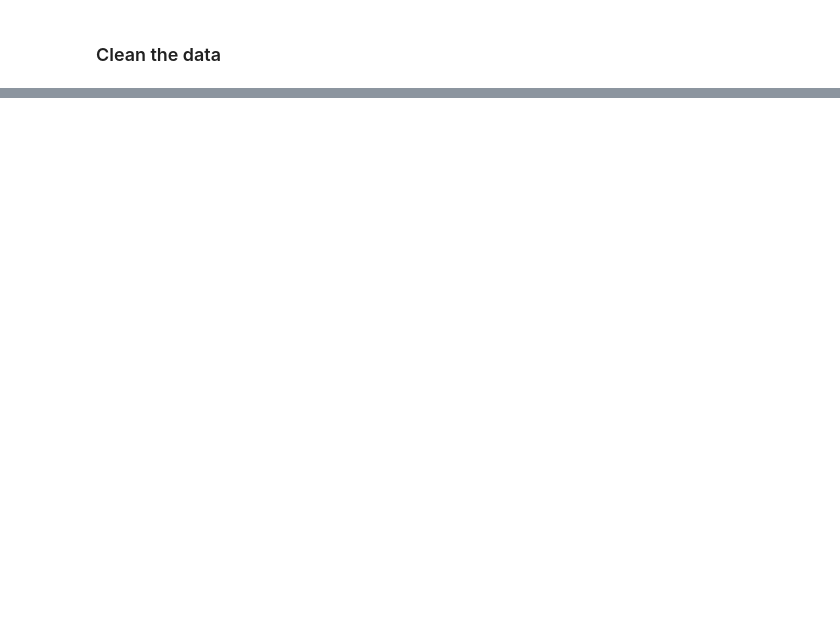
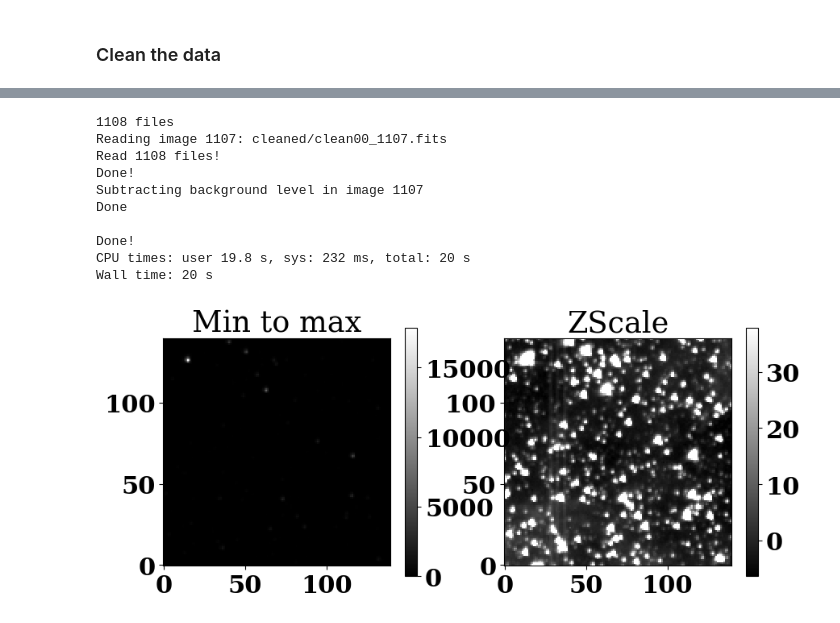
Before and after one commit to Mikea1985/cleany, a Jupyter notebook: notebooks/cleaning.ipynb, the cells around one changed output, grey strips where cells are left out. Saved outputs shown, nothing was run; the diff lists cells and outputs as text; code cells hidden in the pictures; blank space fills up the shorter version.

```diff
--- a/notebooks/cleaning.ipynb
+++ b/notebooks/cleaning.ipynb
@@ -171,20 +227,32 @@ Reading image 827: good_quality/tess2018339035938-s0005-1-4-0125-s_ffic.fits
 # %%
 %%time
 """
 Subtract the median background level from each images.
 """
 # If you want to simply reuse the existing DataCleaner object, comment out the lines from here ...
 filenames = sorted(data_dir.glob("clean00*.fits"))[0::]
 print(len(filenames), "files")
-C = cleaner.DataCleaner(filenames, extno=0, EXPTIME="EXPOSURE", EXPUNIT="d", MAGZERO=18.0,
+C = cleaner.DataCleaner(filenames, extno=0, EXPTIME="EXPOSURE", EXPUNIT="d",
                         MJD_START="BJDREFI+TSTART+-2400000.5", GAIN="GAINA", FILTER="-Tess", verbose=False)
 # ... to here (you can also consider commenting out the `save_cleaned` step in the previous cell)
 
 C.subtract_background_level(mode='median')
 # Save this step (comment out if you just want the next step to re-use the C object)
 C.save_cleaned(str(data_dir/"clean01"))
 # Plot
-make_plots(C.cleaned_data.data[220])
+make_plots(C.cleaned_data.data[440])
+# %% [output]
+1108 files
+Reading image 1107: cleaned/clean00_1107.fits
+Read 1108 files!
+Done!
+Subtracting background level in image 1107
+Done
+
+Done!
+CPU times: user 19.8 s, sys: 232 ms, total: 20 s
+Wall time: 20 s
+[figure, added]
 # %%
 %%time
 """
```
Also changed, not shown: parts of 14 cells of this notebook, 2 other files.
